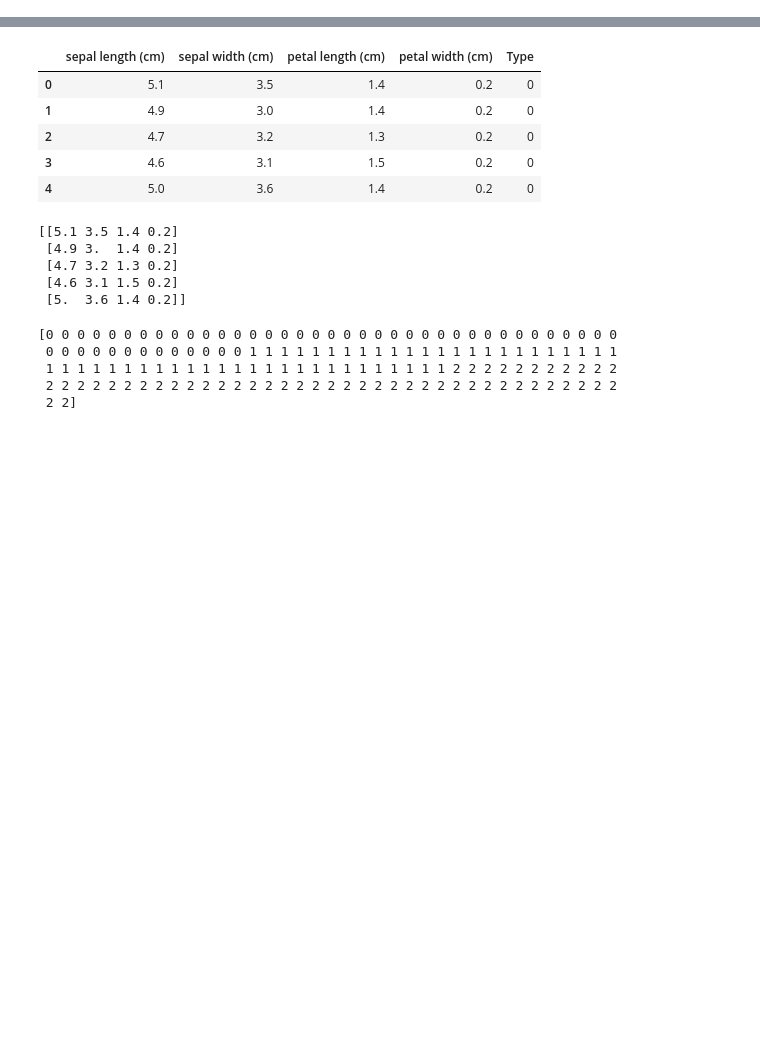
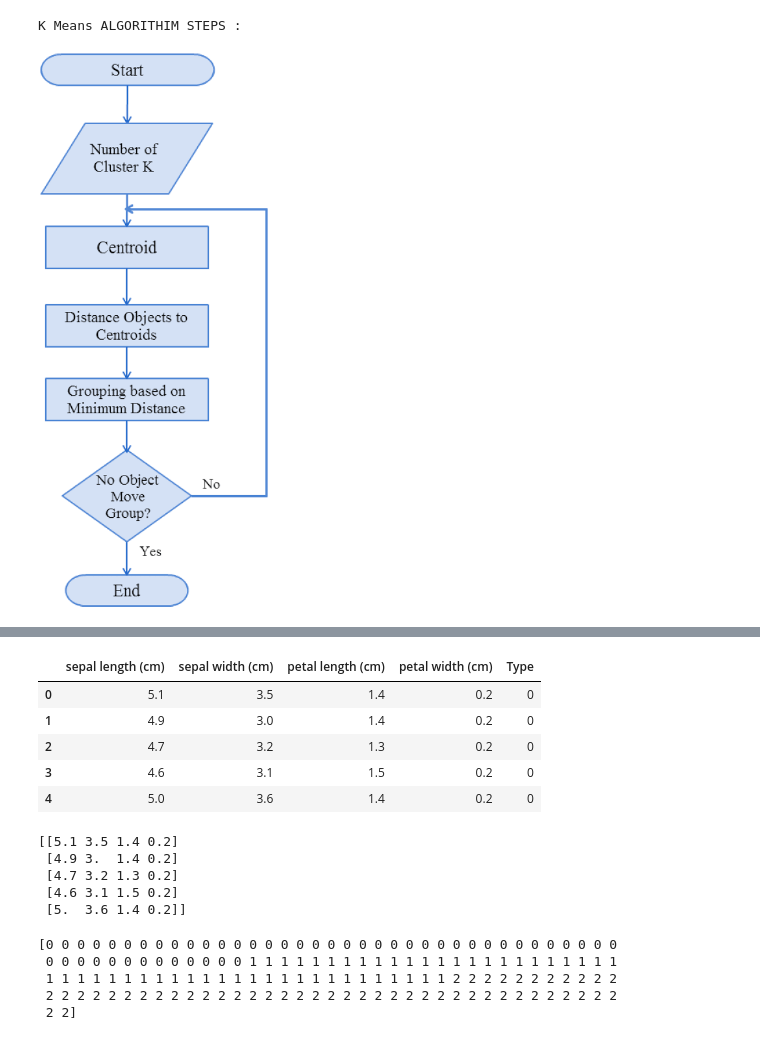
Before and after one commit to sandipanpaul21/Clustering-in-Python, a Jupyter notebook: 06_K_Means_Clustering.ipynb, the cells around one changed output, grey strips where cells are left out. Cells and saved outputs as stored; diff of their text form; code cells hidden in the pictures; blank space fills up the shorter version.

```diff
--- a/06_K_Means_Clustering.ipynb
+++ b/06_K_Means_Clustering.ipynb
@@ -31,0 +43,6 @@ import pandas as pd
+# %%
+print('K Means ALGORITHIM STEPS :')
+Image('0232A118-EF98-410D-B996-6A0769F9712F.png',height = 300)
+# %% [output]
+K Means ALGORITHIM STEPS :
+[figure, added]
```
Also changed, not shown: parts of 18 cells of this notebook.
